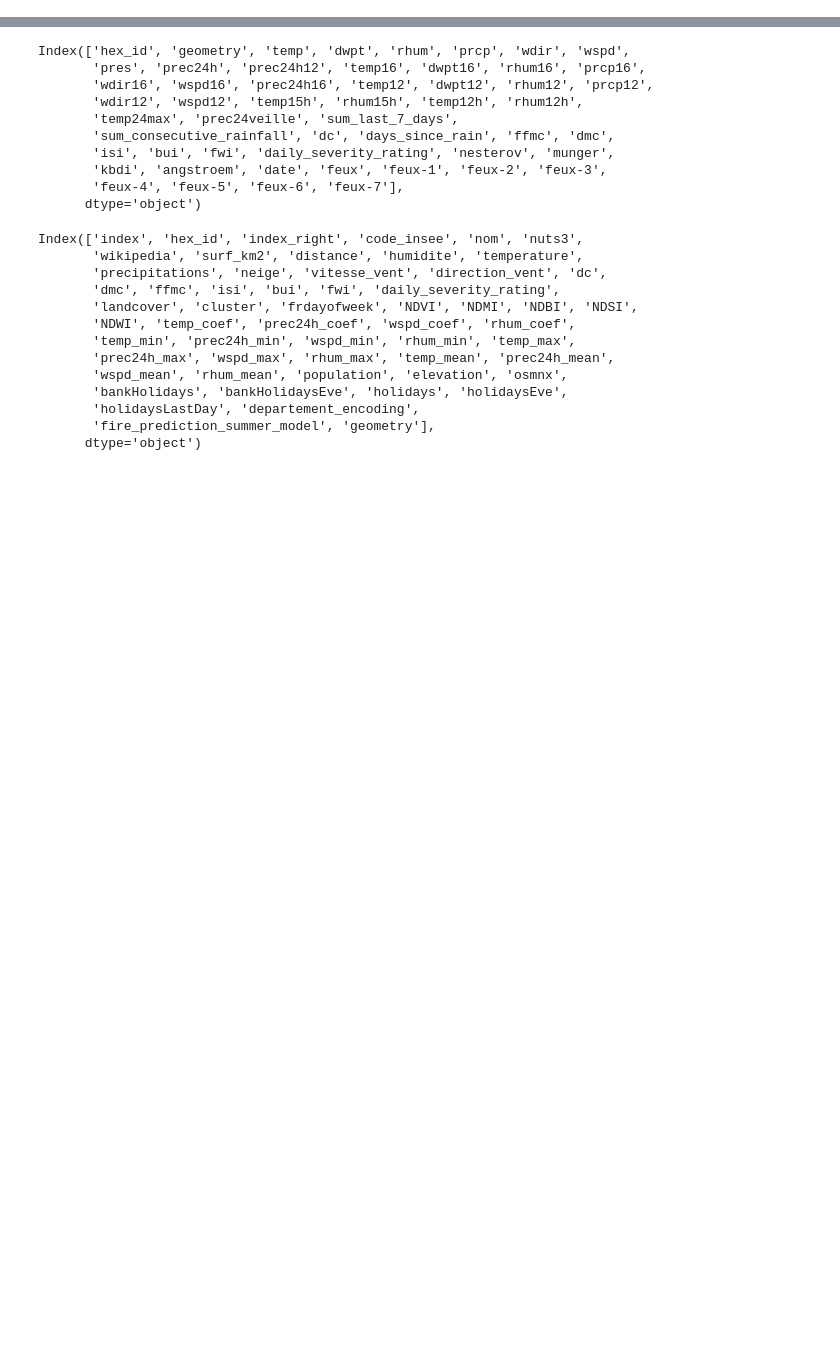
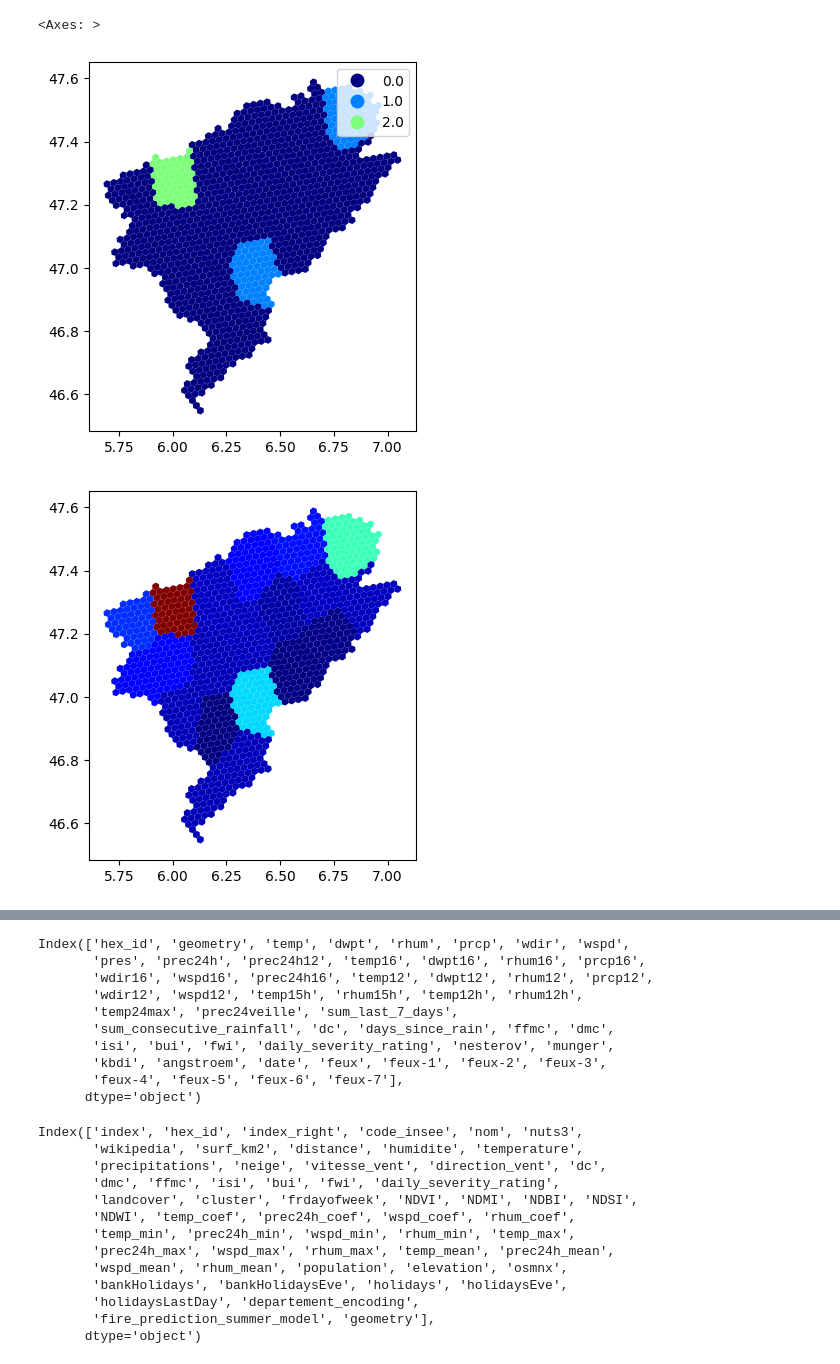
Before and after one commit to NicolasCaronPro/ST-GNN-for-wildifre-prediction, a Jupyter notebook: Prediction/Inference/interface/check.ipynb, the cells around one changed output, grey strips where cells are left out. Saved outputs shown, nothing was run; the diff lists cells and outputs as text; code cells hidden in the pictures; blank space fills up the shorter version.

```diff
--- a/Prediction/Inference/interface/check.ipynb
+++ b/Prediction/Inference/interface/check.ipynb
@@ -8,0 +43,11 @@ geo.plot(vmin=0)
+# %%
+import geopandas as gpd
+
+geo = gpd.read_file('hexagones_tomorrow.geojson')
+geo.plot(column='fire_prediction', vmin=0, vmax=4, cmap='jet', categorical=True, legend=True)
+geo.plot(column='fire_prediction_raw', cmap='jet')
+geo.plot(column='fire_prediction_dept', cmap='jet')
+# %% [output]
+<Axes: >
+[figure, added]
+[figure, added]
```
Also changed, not shown: parts of 8 cells of this notebook, 23 other files.
